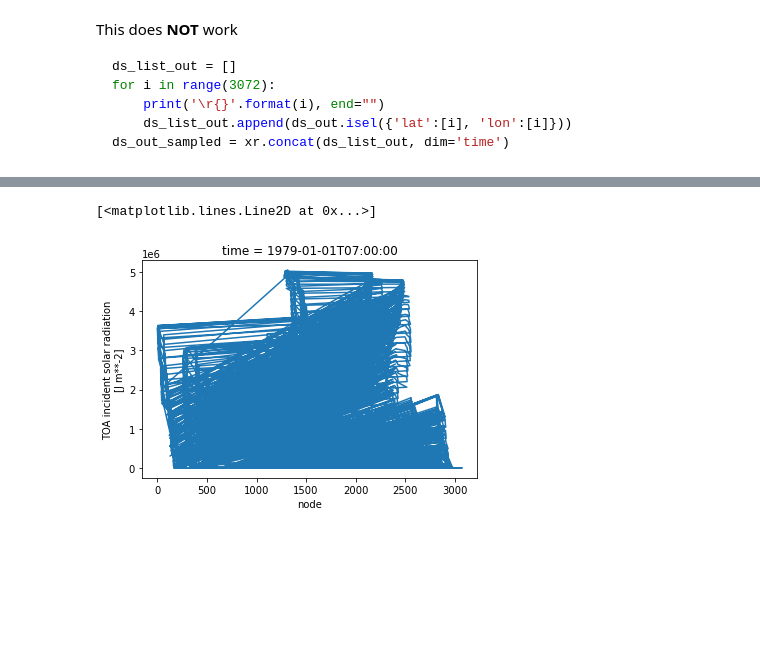
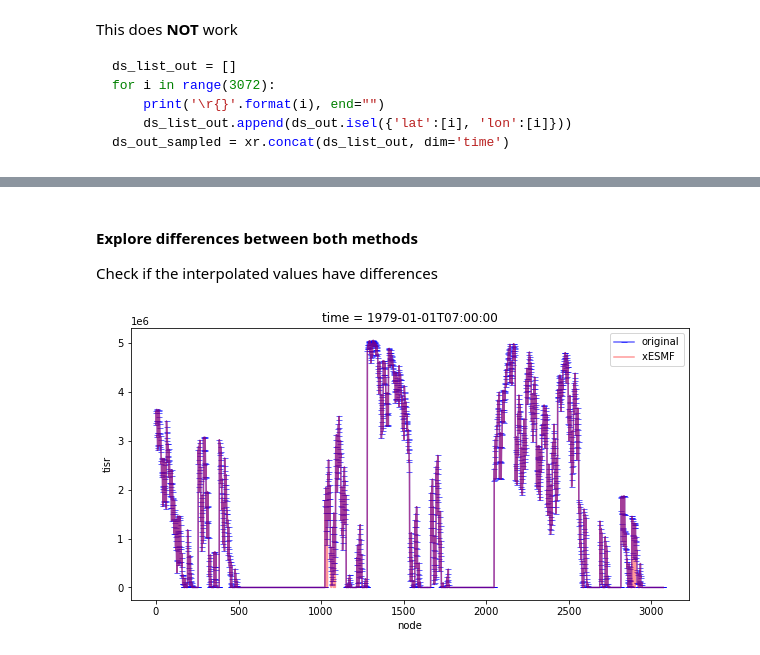
Before and after one commit to deepsphere/deepsphere-weather, a Jupyter notebook: notebooks/healpix_resampling.ipynb, the cells around one changed output, grey strips where cells are left out. Cells and saved outputs as stored; diff of their text form; code cells hidden in the pictures; blank space fills up the shorter version.

Commit message:
add comparison between methods

```diff
--- a/notebooks/healpix_resampling.ipynb
+++ b/notebooks/healpix_resampling.ipynb
@@ -175,0 +174,10 @@ using dimensions ('lat', 'lon') from data variable tisr as the horizontal dimens
+# %%
+# assign node as coordinates
+ds_out_sampled = ds_out_sampled.assign_coords(node=np.arange(n_pixels))
+# %%
+# drop dimensions with single value
+ds_out_sampled = ds_out_sampled.squeeze()
+# %%
+# add latitude and longitude information
+ds_out_sampled = ds_out_sampled.assign_coords(lat=('node', lat_idx))
+ds_out_sampled = ds_out_sampled.assign_coords(lon=('node', lon_idx))
@@ -271,6 +301,3 @@ Conventions :
 CF-1.6
 history :
 2019-12-07 20:42:10 GMT by grib_to_netcdf-2.14.0: /opt/ecmwf/eccodes/bin/grib_to_netcdf -o /cache/data3/adaptor.mars.internal-1575750067.2980242-26523-9-624ebf74-b2bb-447a-878d-faa3b99ca373.nc /cache/ ...
-# %%
-# IS NOT WHAT WE ARE LOOKING FOR.
-ds_out_sampled = ds_out.isel({'lat':list(range(3072)), 'lon':list(range(3072))})
@@ -312,8 +341,15 @@ Conventions :
 CF-1.6
 history :
 2019-12-07 20:42:10 GMT by grib_to_netcdf-2.14.0: /opt/ecmwf/eccodes/bin/grib_to_netcdf -o /cache/data3/adaptor.mars.internal-1575750067.2980242-26523-9-624ebf74-b2bb-447a-878d-faa3b99ca373.nc /cache/ ...
-# %%
-ds_linear.tisr.isel(time=0).sortby(['lon','lat']).plot()
-# %% [output]
-[<matplotlib.lines.Line2D at 0x...>]
-[figure, removed]
+# %% [markdown]
+#### Explore differences between both methods
+
+Check if the interpolated values have differences
+# %%
+fig, ax = plt.subplots(figsize=(10,5))
+ds_linear.tisr.isel(time=0).plot(ax=ax, alpha=0.6, c='b', marker='_')
+ds_out_sampled.tisr.isel(time=0).plot(ax=ax, alpha=0.4, c='r')
+plt.legend(['original', 'xESMF '])
+plt.show()
+# %% [output]
+[figure, added]
```
Also changed, not shown: parts of 21 cells of this notebook.
